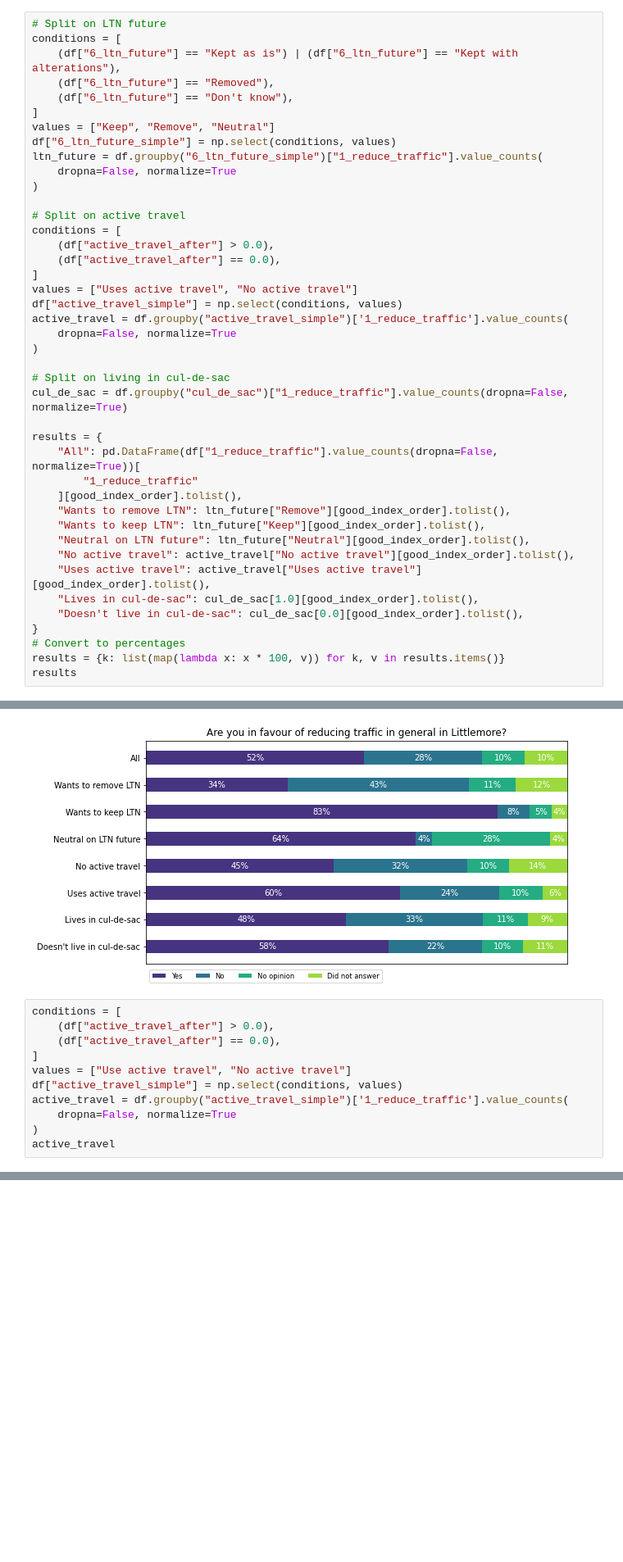
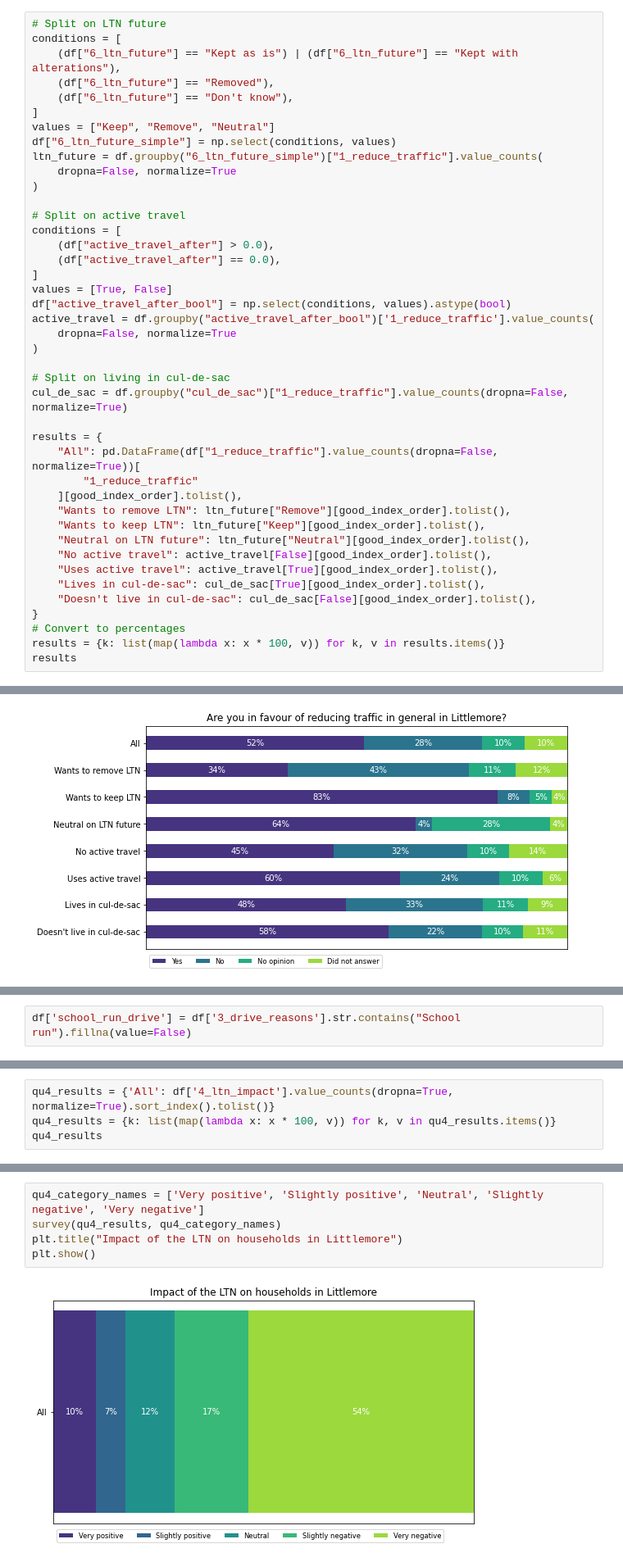
Before and after one commit to annarailton/littlemore_ltn_analysis, a Jupyter notebook: lpc_ltn_analysis.ipynb, the cells around one changed output, grey strips where cells are left out. Shown: that part at 82% size. Drawn from its saved outputs; the diff is of its cells as text; blank space fills up the shorter version.

```diff
--- a/lpc_ltn_analysis.ipynb
+++ b/lpc_ltn_analysis.ipynb
@@ -563,9 +579,9 @@ conditions = [
     (df["active_travel_after"] > 0.0),
     (df["active_travel_after"] == 0.0),
 ]
-values = ["Uses active travel", "No active travel"]
-df["active_travel_simple"] = np.select(conditions, values)
-active_travel = df.groupby("active_travel_simple")['1_reduce_traffic'].value_counts(
+values = [True, False]
+df["active_travel_after_bool"] = np.select(conditions, values).astype(bool)
+active_travel = df.groupby("active_travel_after_bool")['1_reduce_traffic'].value_counts(
     dropna=False, normalize=True
 )
 
@@ -579,10 +595,10 @@ results = {
     "Wants to remove LTN": ltn_future["Remove"][good_index_order].tolist(),
     "Wants to keep LTN": ltn_future["Keep"][good_index_order].tolist(),
     "Neutral on LTN future": ltn_future["Neutral"][good_index_order].tolist(),
-    "No active travel": active_travel["No active travel"][good_index_order].tolist(),
-    "Uses active travel": active_travel["Uses active travel"][good_index_order].tolist(),
-    "Lives in cul-de-sac": cul_de_sac[1.0][good_index_order].tolist(),
-    "Doesn't live in cul-de-sac": cul_de_sac[0.0][good_index_order].tolist(),
+    "No active travel": active_travel[False][good_index_order].tolist(),
+    "Uses active travel": active_travel[True][good_index_order].tolist(),
+    "Lives in cul-de-sac": cul_de_sac[True][good_index_order].tolist(),
+    "Doesn't live in cul-de-sac": cul_de_sac[False][good_index_order].tolist(),
 }
 # Convert to percentages
 results = {k: list(map(lambda x: x * 100, v)) for k, v in results.items()}
@@ -650,14 +666,3 @@ plt.savefig("img/1_reducing_traffic.png", bbox_inches="tight")
 plt.show()
 # %% [output]
 [figure]
-# %%
-conditions = [
-    (df["active_travel_after"] > 0.0),
-    (df["active_travel_after"] == 0.0),
-]
-values = ["Use active travel", "No active travel"]
-df["active_travel_simple"] = np.select(conditions, values)
-active_travel = df.groupby("active_travel_simple")['1_reduce_traffic'].value_counts(
-    dropna=False, normalize=True
-)
-active_travel
@@ -674,0 +673,2 @@ Name: 1_reduce_traffic, dtype: float64
+# %%
+df['school_run_drive'] = df['3_drive_reasons'].str.contains("School run").fillna(value=False)
@@ -674,0 +681,4 @@ Name: 1_reduce_traffic, dtype: float64
+# %%
+qu4_results = {'All': df['4_ltn_impact'].value_counts(dropna=True, normalize=True).sort_index().tolist()}
+qu4_results = {k: list(map(lambda x: x * 100, v)) for k, v in qu4_results.items()}
+qu4_results
@@ -674,0 +691,7 @@ Name: 1_reduce_traffic, dtype: float64
+# %%
+qu4_category_names = ['Very positive', 'Slightly positive', 'Neutral', 'Slightly negative', 'Very negative']
+survey(qu4_results, qu4_category_names)
+plt.title("Impact of the LTN on households in Littlemore")
+plt.show()
+# %% [output]
+[figure, added]
```
Also changed, not shown: parts of 21 cells of this notebook, 5 other files.
